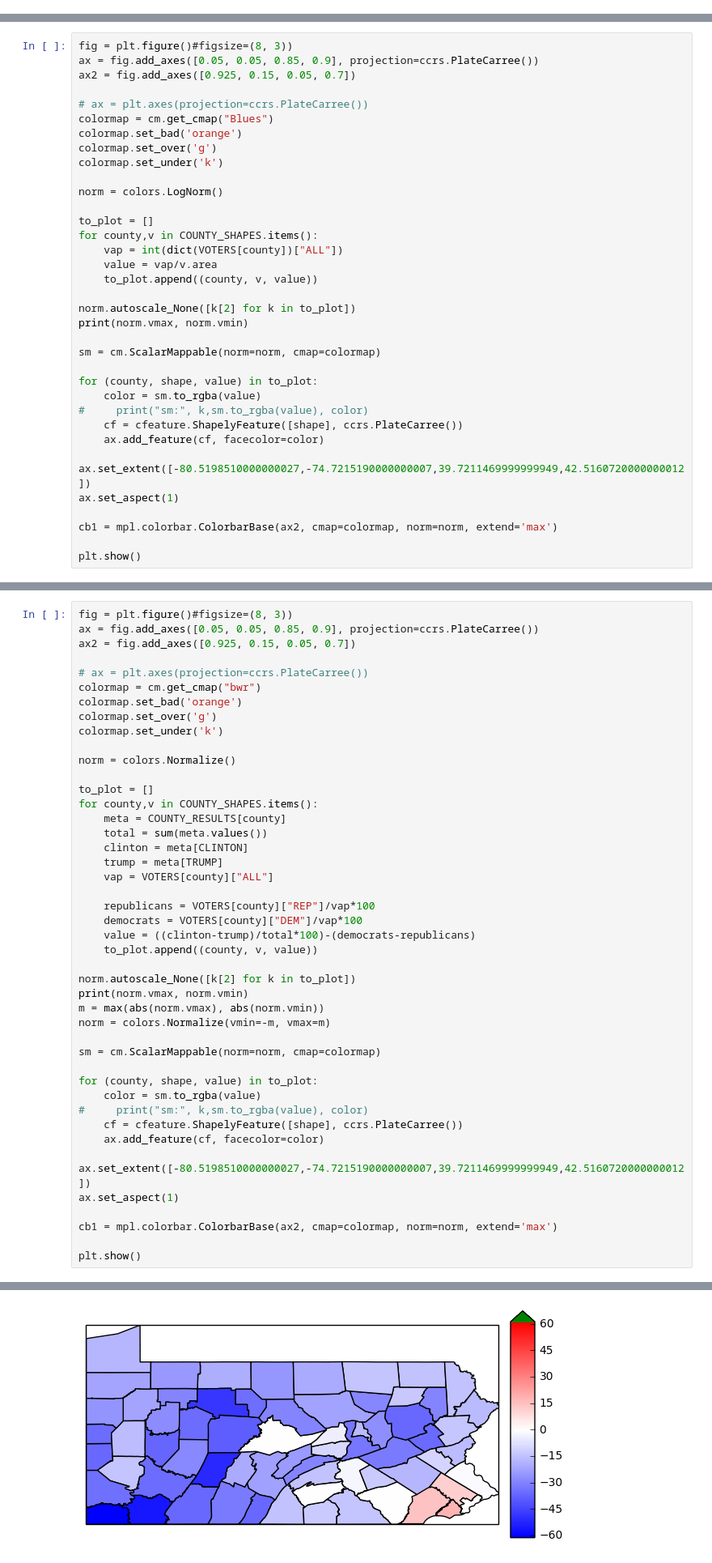
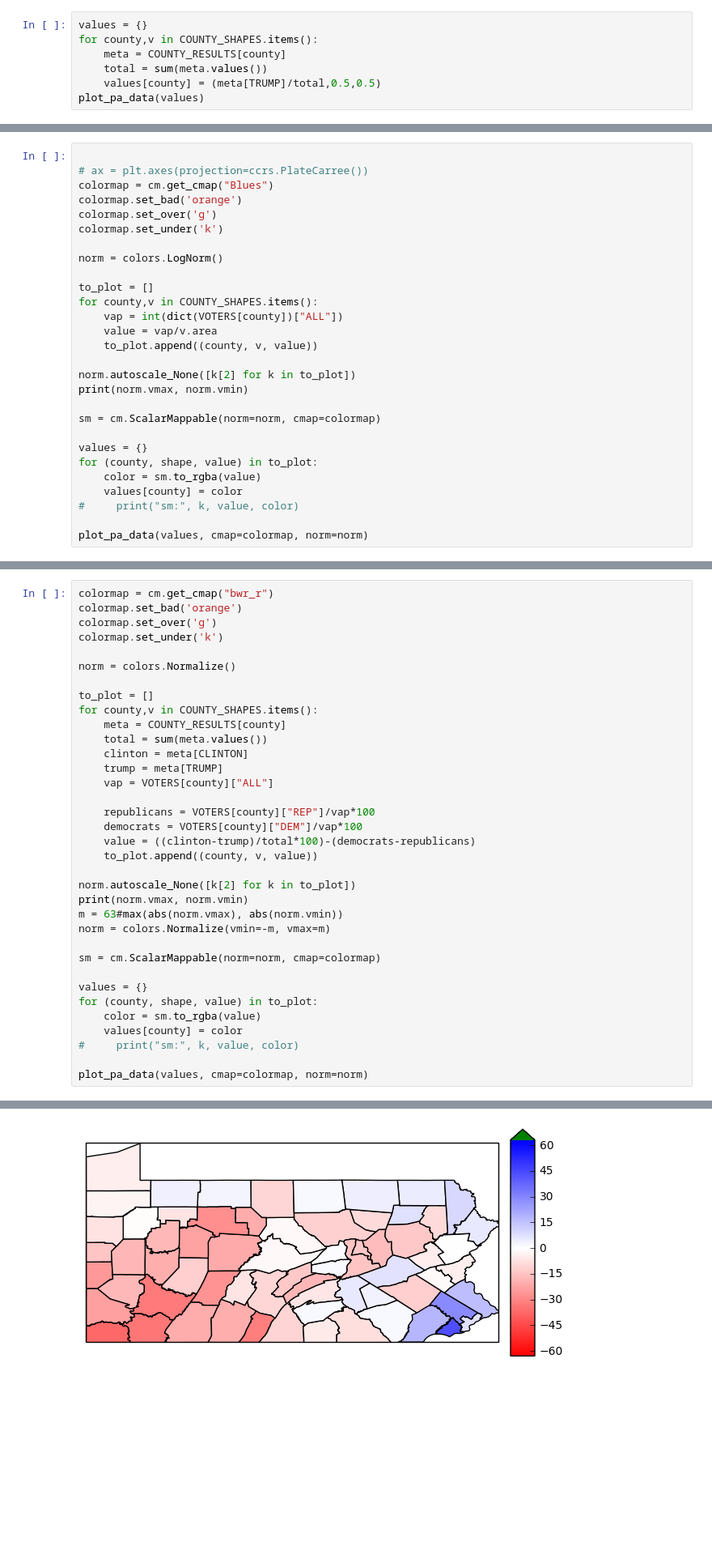
Before and after one commit to oderby/elections_2016, a Jupyter notebook: plot_pa.ipynb, the cells around one changed output, grey strips where cells are left out. Shown at 81% size. Saved outputs shown, nothing was run; the diff lists cells and outputs as text; blank space fills up the shorter version.

Commit message:
extract functions and add registered voter data for 2000

```diff
--- a/plot_pa.ipynb
+++ b/plot_pa.ipynb
@@ -98,0 +107,7 @@ plt.show()
+# %%
+values = {}
+for county,v in COUNTY_SHAPES.items():
+    meta = COUNTY_RESULTS[county]
+    total = sum(meta.values())
+    values[county] = (meta[TRUMP]/total,0.5,0.5)
+plot_pa_data(values)
@@ -99,7 +116,4 @@ plt.show()
 # %%
-fig = plt.figure()#figsize=(8, 3))
-ax = fig.add_axes([0.05, 0.05, 0.85, 0.9], projection=ccrs.PlateCarree())
-ax2 = fig.add_axes([0.925, 0.15, 0.05, 0.7])
 
 # ax = plt.axes(projection=ccrs.PlateCarree())
 colormap = cm.get_cmap("Blues")
@@ -120,16 +134,11 @@ print(norm.vmax, norm.vmin)
 
 sm = cm.ScalarMappable(norm=norm, cmap=colormap)
 
+values = {}
 for (county, shape, value) in to_plot:
     color = sm.to_rgba(value)
-#     print("sm:", k,sm.to_rgba(value), color)
-    cf = cfeature.ShapelyFeature([shape], ccrs.PlateCarree())
-    ax.add_feature(cf, facecolor=color)
+    values[county] = color
+#     print("sm:", k, value, color)
 
-ax.set_extent([-80.5198510000000027,-74.7215190000000007,39.7211469999999949,42.5160720000000012])
-ax.set_aspect(1)
-
-cb1 = mpl.colorbar.ColorbarBase(ax2, cmap=colormap, norm=norm, extend='max')
-
-plt.show()
+plot_pa_data(values, cmap=colormap, norm=norm)
 # %% [output]
@@ -185,10 +174,5 @@ Greene 1.0702224052718288
 # %%
-fig = plt.figure()#figsize=(8, 3))
-ax = fig.add_axes([0.05, 0.05, 0.85, 0.9], projection=ccrs.PlateCarree())
-ax2 = fig.add_axes([0.925, 0.15, 0.05, 0.7])
-
-# ax = plt.axes(projection=ccrs.PlateCarree())
-colormap = cm.get_cmap("bwr")
+colormap = cm.get_cmap("bwr_r")
 colormap.set_bad('orange')
 colormap.set_over('g')
 colormap.set_under('k')
@@ -210,21 +194,16 @@ for county,v in COUNTY_SHAPES.items():
 
 norm.autoscale_None([k[2] for k in to_plot])
 print(norm.vmax, norm.vmin)
-m = max(abs(norm.vmax), abs(norm.vmin))
+m = 63#max(abs(norm.vmax), abs(norm.vmin))
 norm = colors.Normalize(vmin=-m, vmax=m)
 
 sm = cm.ScalarMappable(norm=norm, cmap=colormap)
 
+values = {}
 for (county, shape, value) in to_plot:
     color = sm.to_rgba(value)
-#     print("sm:", k,sm.to_rgba(value), color)
-    cf = cfeature.ShapelyFeature([shape], ccrs.PlateCarree())
-    ax.add_feature(cf, facecolor=color)
+    values[county] = color
+#     print("sm:", k, value, color)
 
-ax.set_extent([-80.5198510000000027,-74.7215190000000007,39.7211469999999949,42.5160720000000012])
-ax.set_aspect(1)
-
-cb1 = mpl.colorbar.ColorbarBase(ax2, cmap=colormap, norm=norm, extend='max')
-
-plt.show()
+plot_pa_data(values, cmap=colormap, norm=norm)
 # %% [output]
@@ -232,4 +211,4 @@ plt.show()
-[figure, old version]
+[figure, new version]
 # %%
 x=[]
 clintons = []
```
Also changed, not shown: parts of 12 cells of this notebook, 1 other file.
